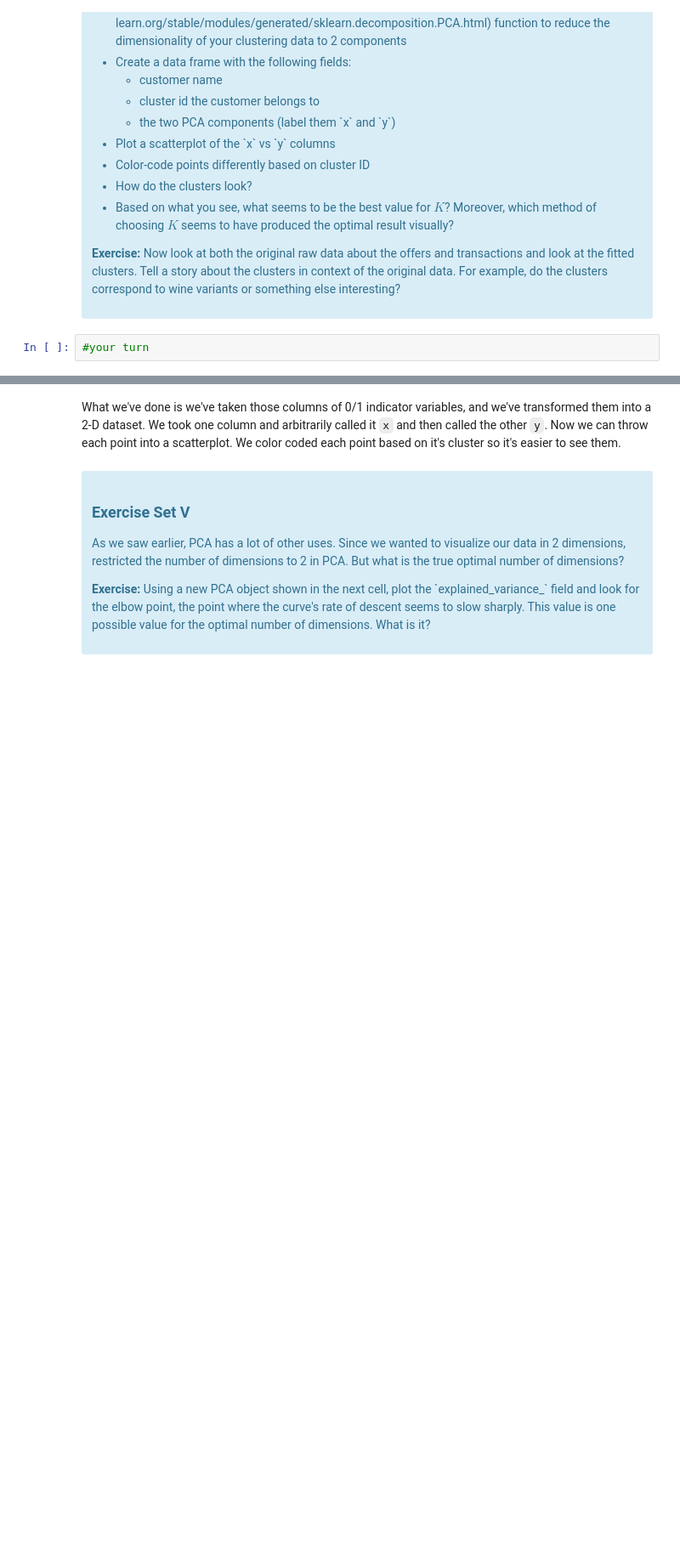
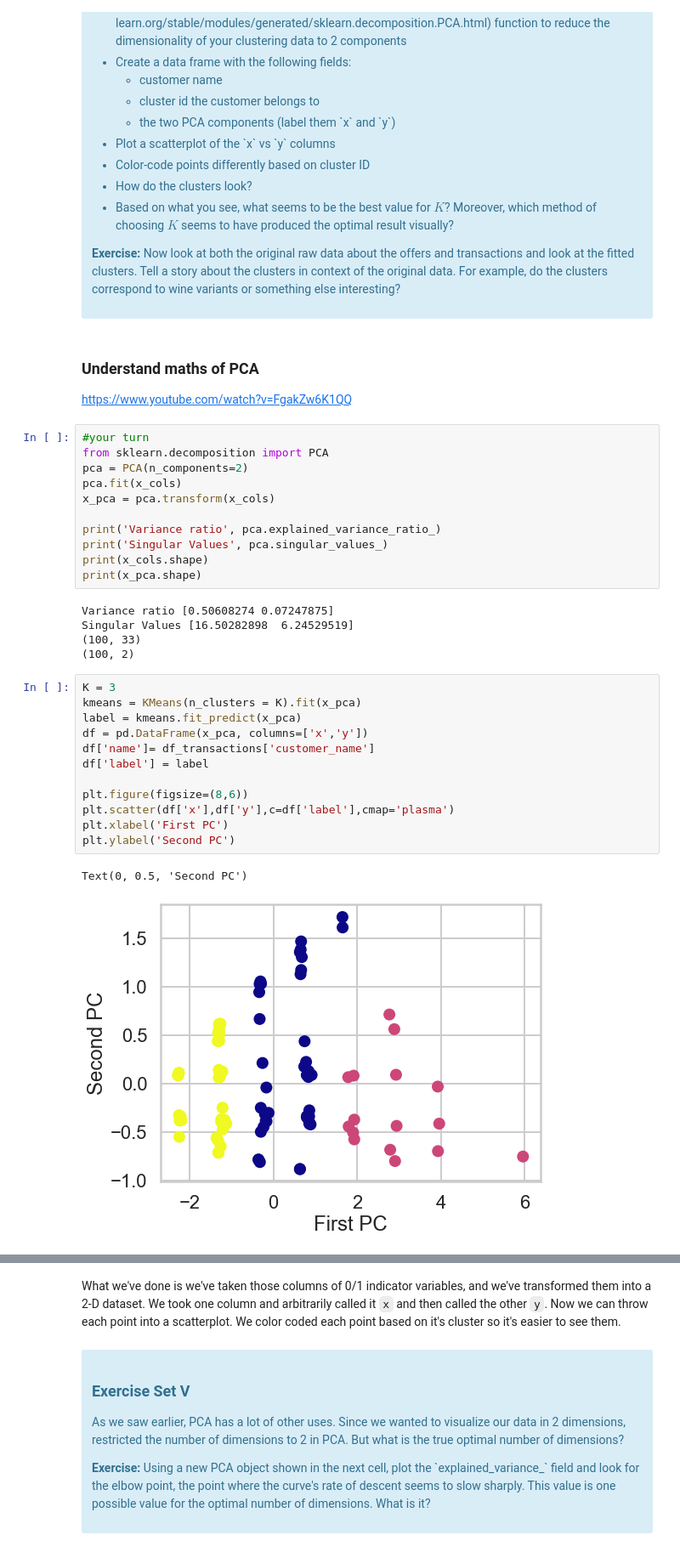
Before and after one commit to ranjeetkrnitk/SpringBoardTasks, a Jupyter notebook: Mini Projects/16.2.6/Mini_Project_Clustering.ipynb, the cells around one changed output, grey strips where cells are left out. Shown at 85% size. Cells and saved outputs as stored; diff of their text form; blank space fills up the shorter version.

```diff
--- a/Mini Projects/16.2.6/Mini_Project_Clustering.ipynb
+++ b/Mini Projects/16.2.6/Mini_Project_Clustering.ipynb
@@ -171,5 +407,38 @@ This is only one use of PCA for dimension reduction. We can also use PCA when we
 
 <p><b>Exercise:</b> Now look at both the original raw data about the offers and transactions and look at the fitted clusters. Tell a story about the clusters in context of the original data. For example, do the clusters correspond to wine variants or something else interesting?</p>
 </div>
-# %%
-#your turn
+# %% [markdown]
+### Understand maths of PCA
+
+https://www.youtube.com/watch?v=FgakZw6K1QQ
+# %%
+#your turn
+from sklearn.decomposition import PCA
+pca = PCA(n_components=2)
+pca.fit(x_cols)
+x_pca = pca.transform(x_cols)
+
+print('Variance ratio', pca.explained_variance_ratio_)
+print('Singular Values', pca.singular_values_)
+print(x_cols.shape)
+print(x_pca.shape)
+# %% [output]
+Variance ratio [0.50608274 0.07247875]
+Singular Values [16.50282898  6.24529519]
+(100, 33)
+(100, 2)
+# %%
+K = 3
+kmeans = KMeans(n_clusters = K).fit(x_pca)
+label = kmeans.fit_predict(x_pca)
+df = pd.DataFrame(x_pca, columns=['x','y'])
+df['name']= df_transactions['customer_name']
+df['label'] = label
+
+plt.figure(figsize=(8,6))
+plt.scatter(df['x'],df['y'],c=df['label'],cmap='plasma')
+plt.xlabel('First PC')
+plt.ylabel('Second PC')
+# %% [output]
+Text(0, 0.5, 'Second PC')
+[figure, added]
```
Also changed, not shown: parts of 29 cells of this notebook, 4 other files.
